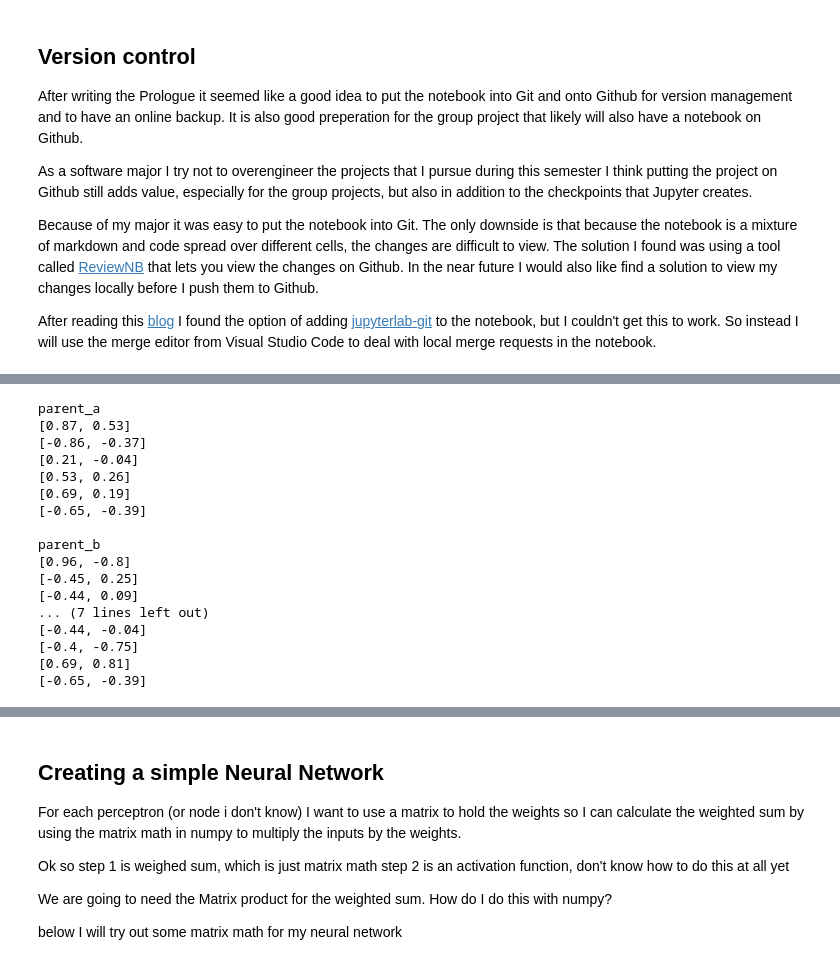
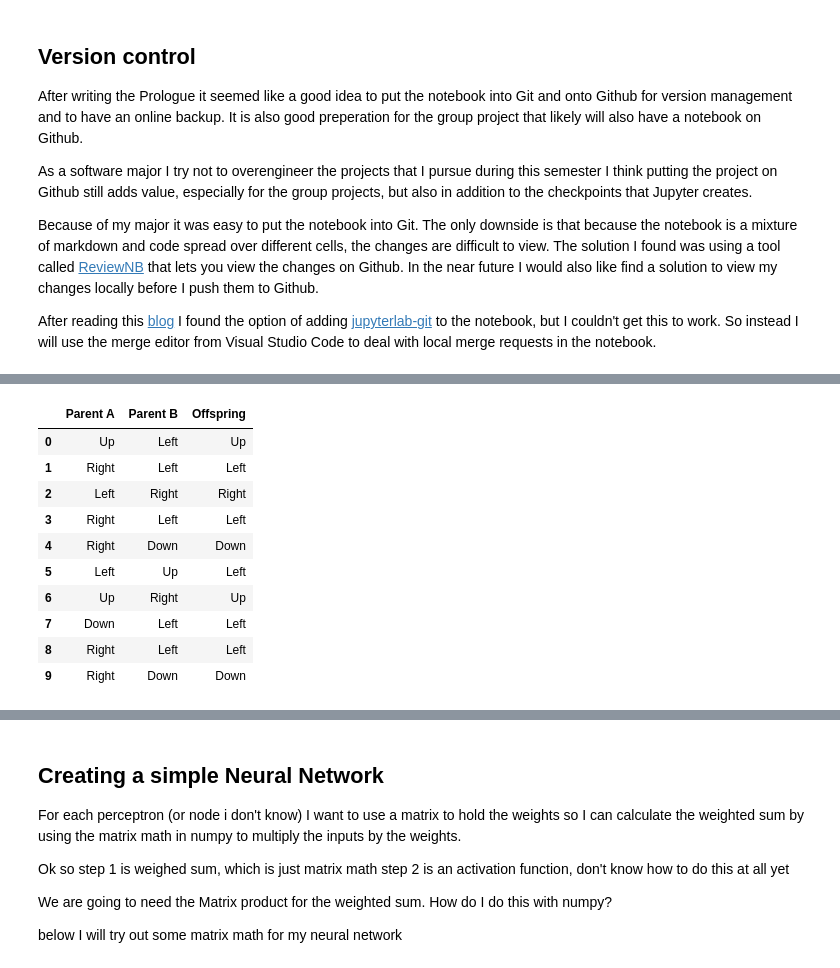
Before and after one commit to MatthijsFontys/AISocietyIndividualProject, a Jupyter notebook: Prologue.ipynb, the cells around one changed output, grey strips where cells are left out. Cells and saved outputs as stored; diff of their text form; code cells hidden in the pictures.

```diff
--- a/Prologue.ipynb
+++ b/Prologue.ipynb
@@ -491,52 +470,39 @@ Crossover below
 # %%
-parent_a = snakes[0].dna
-parent_b = snakes[1].dna
+OPTIONS = [(-1, 0), (1, 0), (0, -1), (0, 1)]
 
-# I Need to find a good way to visualise the weights and biases
-# That way I can check if the network does well and to check the crossover and mutation methods
-def print_member(member):
-    for layer in member.layers:
-        for i in range(layer.node_count):
-            result = map(lambda x: round(x,2), layer.weights[i])
-            print(list(result))
+parent_a = path_agents[-1].dna.data
+parent_b = path_agents[-2].dna.data
+child_dna = []
 
-print('parent_a')
-print_member(parent_a)
-print('\nparent_b')
-print_member(parent_b)
+for i in range(len(parent_a)):
+    parent = random.choice([parent_a, parent_b])
+    child_dna.append(parent[i])
 
-offspring = NeuralNetwork(2, 4).add_layer(2).add_output_layer()
-for layer_index in range(len(offspring.layers)):
-    my_layer = offspring.layers[layer_index]
-    parent_layers = [parent_a.layers[layer_index], parent_b.layers[layer_index]]
-    #parent_layers = [parent_a.layers[layer_index]]
-    for i in range(offspring.layers[layer_index].node_count):
-        parent_bias = random.choice(parent_layers).biases[i]
-        my_layer.biases[i] = parent_bias
-        for j in range(offspring.layers[layer_index].input_count):
-            parent_weights = random.choice(parent_layers).weights[i][j]
-            my_layer.weights[i][j] = parent_weights
+# Visualizing the result
+OPTIONS_TXT = ['Left', 'Right', 'Up', 'Down']
+def dna_to_txt(dna):
+    return map(lambda x: OPTIONS_TXT[OPTIONS.index(x)], dna)
 
-print('\noffspring')
-print_member(offspring)
+data = [
+    dna_to_txt(parent_a),
+    dna_to_txt(parent_b),
+    dna_to_txt(child_dna)
+]
+crossover = pd.DataFrame(data).transpose()
+crossover.columns = ['Parent A', 'Parent B', 'Offspring']
+crossover.head(10)
 # %% [output]
-parent_a
-[0.87, 0.53]
-[-0.86, -0.37]
-[0.21, -0.04]
-[0.53, 0.26]
-[0.69, 0.19]
-[-0.65, -0.39]
-
-parent_b
-[0.96, -0.8]
-[-0.45, 0.25]
-[-0.44, 0.09]
-... (7 lines left out)
-[-0.44, -0.04]
-[-0.4, -0.75]
-[0.69, 0.81]
-[-0.65, -0.39]
+|  | Parent A | Parent B | Offspring |
+| 0 | Up | Left | Up |
+| 1 | Right | Left | Left |
+| 2 | Left | Right | Right |
+| 3 | Right | Left | Left |
+| 4 | Right | Down | Down |
+| 5 | Left | Up | Left |
+| 6 | Up | Right | Up |
+| 7 | Down | Left | Left |
+| 8 | Right | Left | Left |
+| 9 | Right | Down | Down |
 # %% [markdown]
 ## Mutation
 
```
Also changed, not shown: parts of 28 cells of this notebook, 3 other files.
